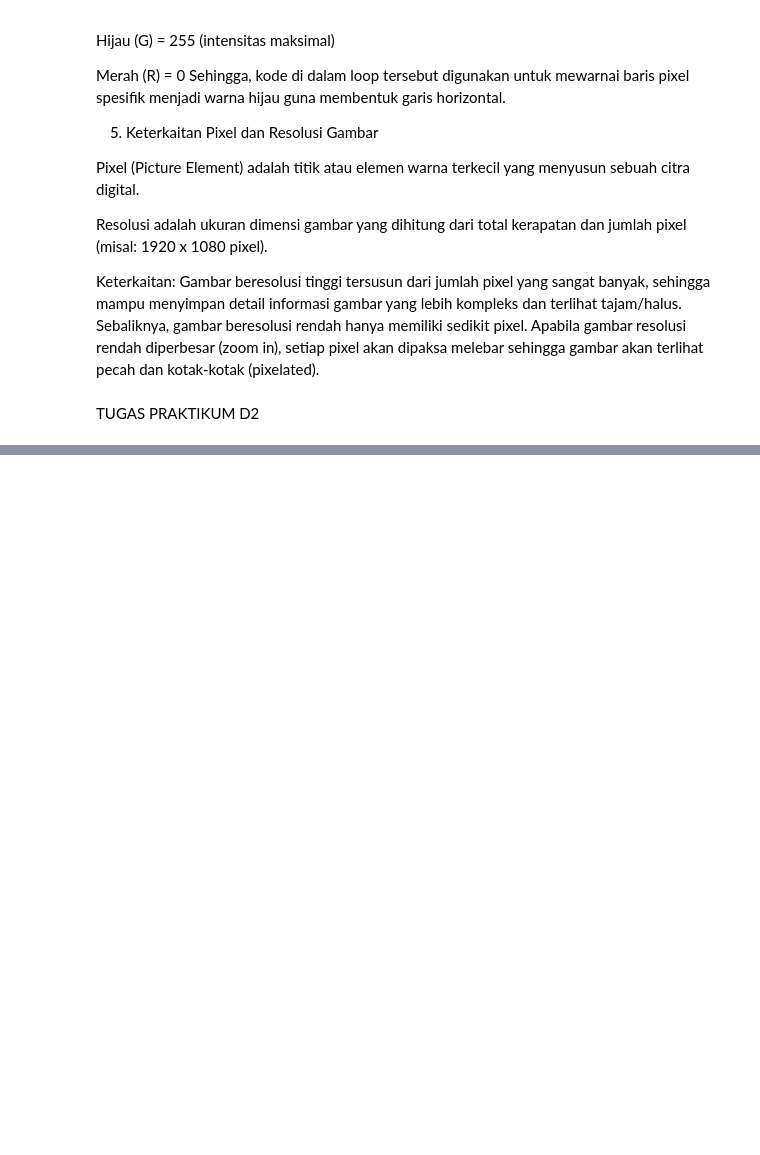
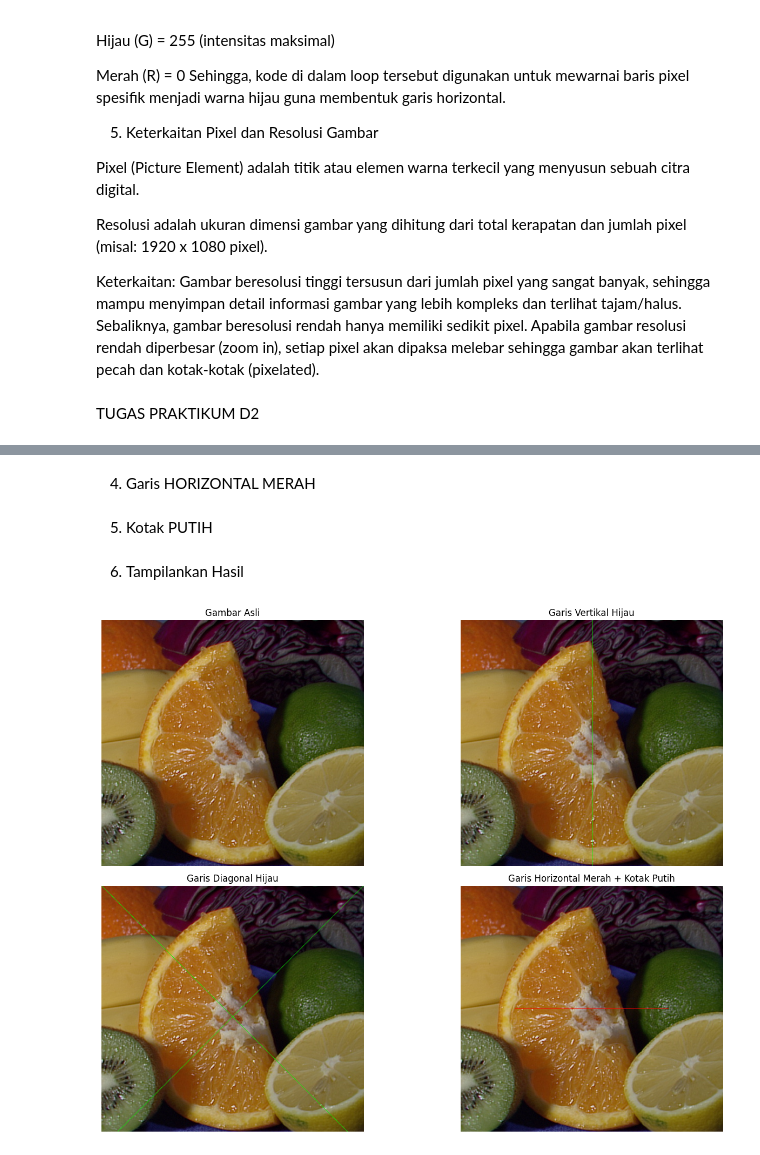
Before and after one commit to adytriaby/PCVK_Ganjil2026, a Jupyter notebook: week1_PCVK.ipynb, the cells around one changed output, grey strips where cells are left out. Cells and saved outputs as stored; diff of their text form; code cells hidden in the pictures; blank space fills up the shorter version.

```diff
--- a/week1_PCVK.ipynb
+++ b/week1_PCVK.ipynb
@@ -111,0 +145,20 @@ TUGAS PRAKTIKUM D2
+# %%
+img_diagonal = image.copy()
+
+for i in range(min(tinggi, lebar)):
+    img_diagonal[i, i] = [0, 255, 0]
+    img_diagonal[i, lebar - 1 - i] = [0, 255, 0]
+# %% [markdown]
+4. Garis HORIZONTAL MERAH
+# %%
+img_horizontal = image.copy()
+
+y = tinggi // 2
+panjang = 300
+
+x_awal = (lebar - panjang) // 2
+x_akhir = x_awal + panjang
+
+img_horizontal[y, x_awal:x_akhir] = [255, 0, 0]
+# %% [markdown]
+5. Kotak PUTIH
@@ -111,0 +172,29 @@ TUGAS PRAKTIKUM D2
+# %% [markdown]
+6. Tampilankan Hasil
+# %%
+plt.figure(figsize=(15, 10))
+
+plt.subplot(2, 2, 1)
+plt.imshow(image)
+plt.title("Gambar Asli")
+plt.axis("off")
+
+plt.subplot(2, 2, 2)
+plt.imshow(img_vertikal)
+plt.title("Garis Vertikal Hijau")
+plt.axis("off")
+
+plt.subplot(2, 2, 3)
+plt.imshow(img_diagonal)
+plt.title("Garis Diagonal Hijau")
+plt.axis("off")
+
+plt.subplot(2, 2, 4)
+plt.imshow(img_horizontal)
+plt.title("Garis Horizontal Merah + Kotak Putih")
+plt.axis("off")
+
+plt.tight_layout()
+plt.show()
+# %% [output]
+[figure, added]
```
Also changed, not shown: parts of 7 cells of this notebook.
